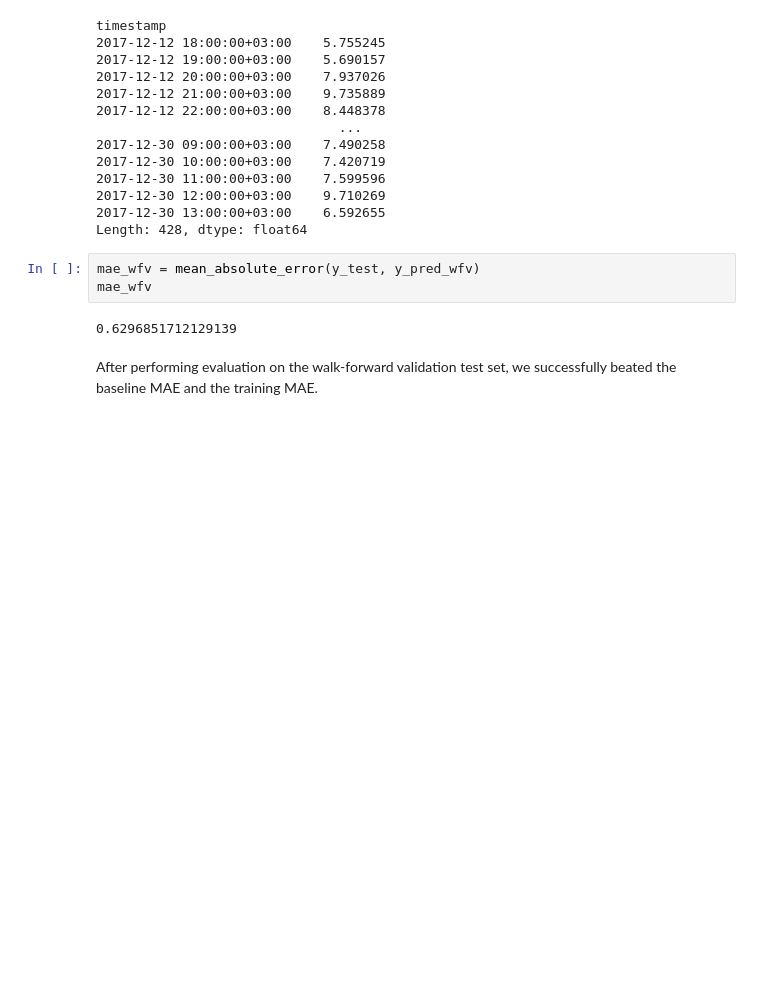
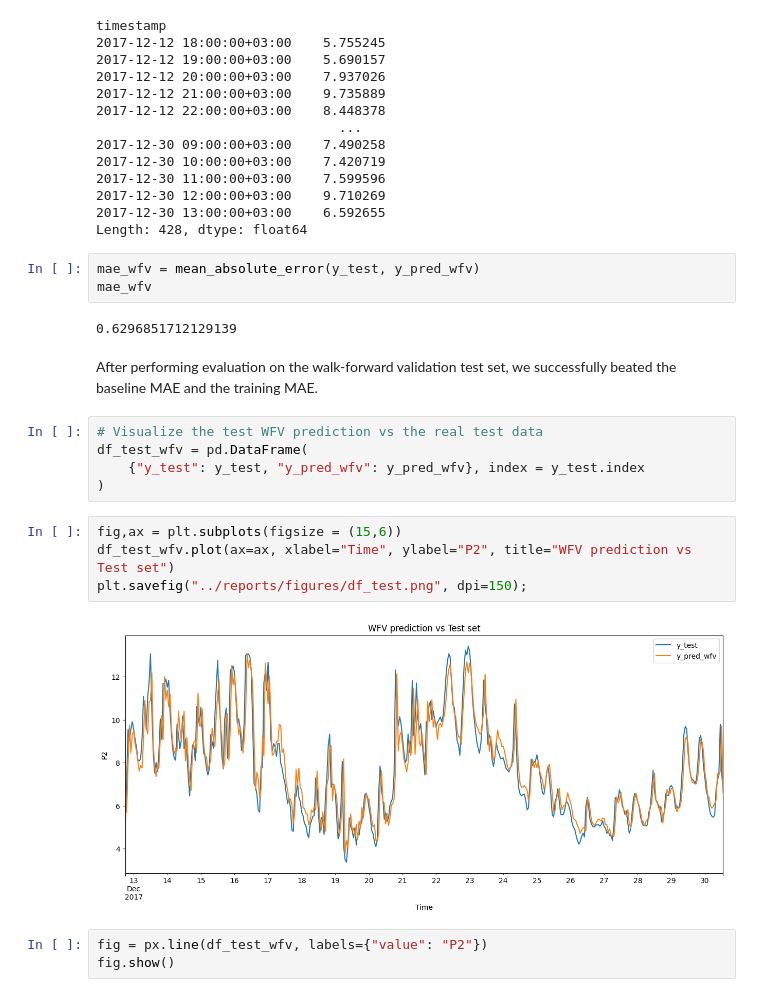
Before and after one commit to MohamedMohsen20501990/air_quality_forecasting_AR_techniques, a Jupyter notebook: notebooks/main.ipynb, the cells around one changed output. Drawn from its saved outputs; the diff is of its cells as text; blank space fills up the shorter version.

```diff
--- a/notebooks/main.ipynb
+++ b/notebooks/main.ipynb
@@ -645,3 +645,17 @@ mae_wfv
 0.6296851712129139
 # %% [markdown]
 After performing evaluation on the walk-forward validation test set, we successfully beated the baseline MAE and the training MAE.
+# %%
+# Visualize the test WFV prediction vs the real test data
+df_test_wfv = pd.DataFrame(
+    {"y_test": y_test, "y_pred_wfv": y_pred_wfv}, index = y_test.index
+)
+# %%
+fig,ax = plt.subplots(figsize = (15,6))
+df_test_wfv.plot(ax=ax, xlabel="Time", ylabel="P2", title="WFV prediction vs Test set")
+plt.savefig("../reports/figures/df_test.png", dpi=150);
+# %% [output]
+[figure, added]
+# %%
+fig = px.line(df_test_wfv, labels={"value": "P2"})
+fig.show()
```
Also changed, not shown: parts of 9 cells of this notebook, 3 other files.
